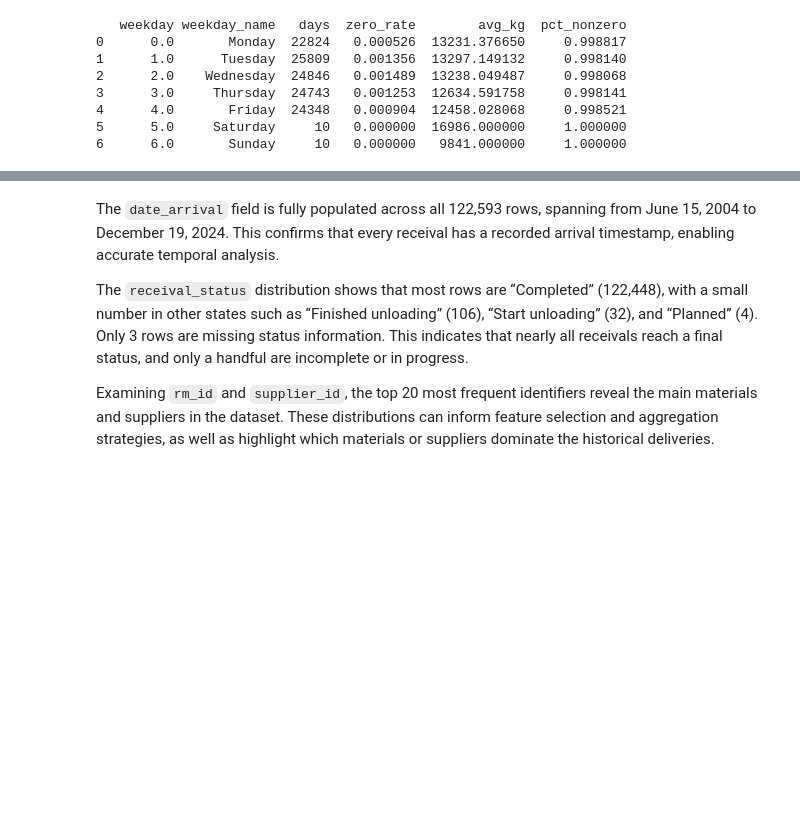
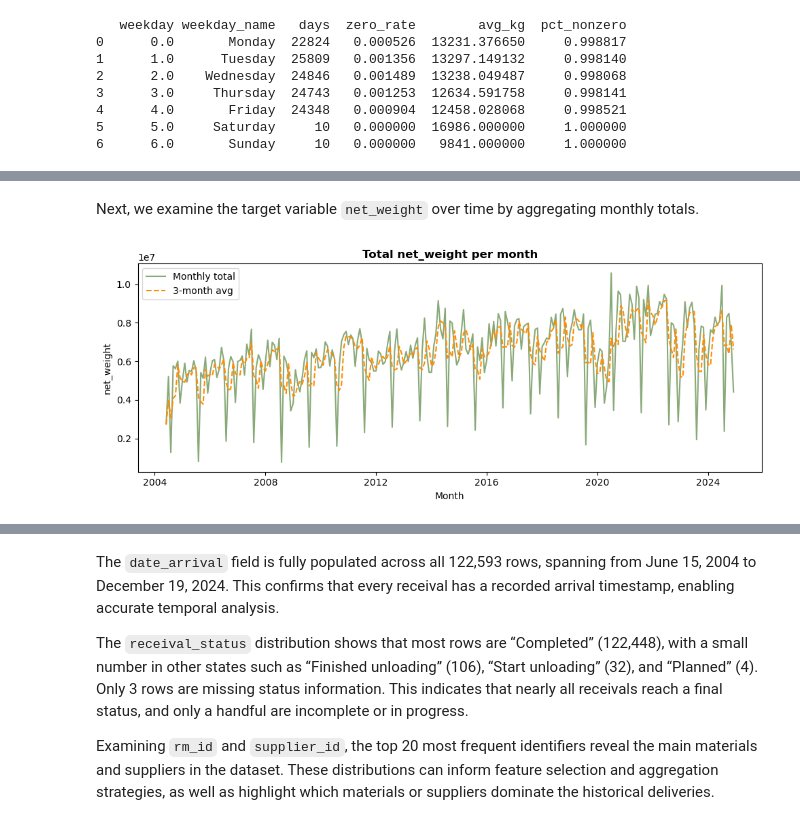
Before and after one commit to siljehj/ML_project, a Jupyter notebook: Report.ipynb, the cells around one changed output, grey strips where cells are left out. Cells and saved outputs as stored; diff of their text form; code cells hidden in the pictures; blank space fills up the shorter version.

```diff
--- a/Report.ipynb
+++ b/Report.ipynb
@@ -733,0 +723,26 @@ We next explore categorical and timestamp features: `date_arrival`, `receival_st
+# %% [markdown]
+Next, we examine the target variable `net_weight` over time by aggregating monthly totals.
+# %%
+df = receivals.copy()
+df["date_arrival"] = pd.to_datetime(df["date_arrival"], utc=True, errors="coerce")
+df["net_weight"]   = pd.to_numeric(df["net_weight"], errors="coerce")
+
+monthly = (
+    df.set_index("date_arrival")
+      .resample("MS")["net_weight"]
+      .sum(min_count=1)
+)
+
+roll3 = monthly.rolling(3, min_periods=1).mean()
+
+plt.figure(figsize=(10,4))
+plt.plot(monthly.index, monthly.values, label="Monthly total", color="#89a978")
+plt.plot(roll3.index, roll3.values, linestyle="--", label="3-month avg", color="darkorange")
+plt.title("Total net_weight per month", weight = "bold")
+plt.xlabel("Month")
+plt.ylabel("net_weight")
+plt.legend()
+plt.tight_layout()
+plt.show()
+# %% [output]
+[figure, added]
```
Also changed, not shown: parts of 34 cells of this notebook.
